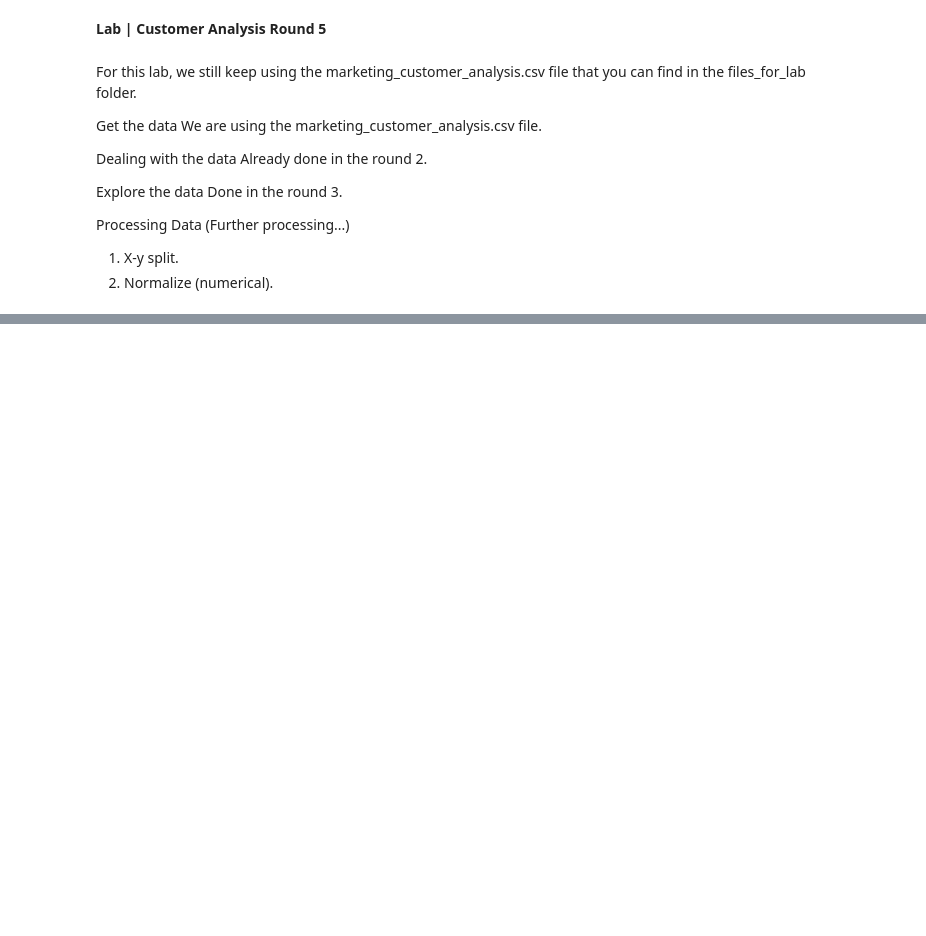
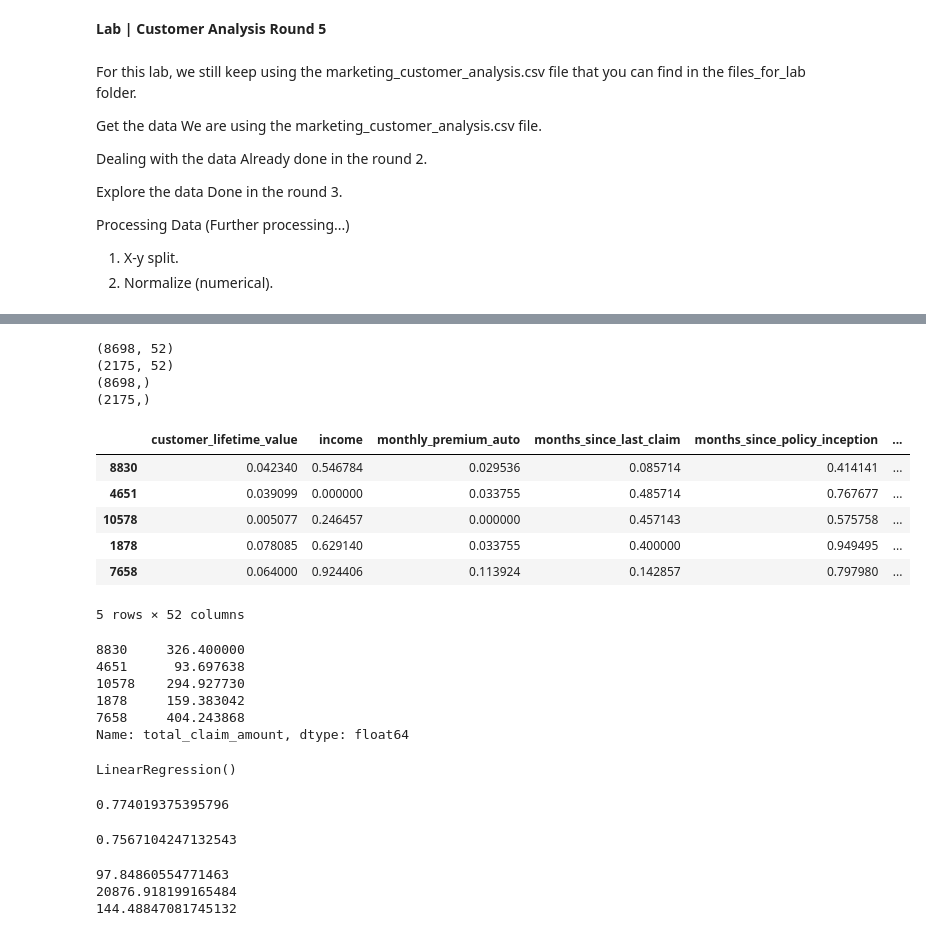
Before and after one commit to liutianxuan/lab-customer-analysis-round-2, a Jupyter notebook: lab-customer-analysis-round-2.ipynb, the cells around one changed output, grey strips where cells are left out. Cells and saved outputs as stored; diff of their text form; code cells hidden in the pictures; blank space fills up the shorter version.

```diff
--- a/lab-customer-analysis-round-2.ipynb
+++ b/lab-customer-analysis-round-2.ipynb
@@ -447,0 +492,4 @@ pd.DataFrame(x_normalized, columns=numerical.columns).corr()
+# %%
+# concat data
+X = pd.concat([x_normalized, X_cat_encoded], axis=1)
+X
@@ -447,0 +510,65 @@ pd.DataFrame(x_normalized, columns=numerical.columns).corr()
+# %%
+# train-test split
+y = file['total_claim_amount']
+from sklearn.model_selection import train_test_split
+X_train, X_test, y_train, y_test = train_test_split(X, y, test_size=0.2, random_state=30)
+print(X_train.shape)
+print(X_test.shape)
+print(y_train.shape)
+print(y_test.shape)
+# %% [output]
+(8698, 52)
+(2175, 52)
+(8698,)
+(2175,)
+# %%
+X_train.head()
+# %% [output]
+|  | customer_lifetime_value | income | monthly_premium_auto | months_since_last_claim | months_since_policy_inception | ... |
+| 8830 | 0.042340 | 0.546784 | 0.029536 | 0.085714 | 0.414141 | ... |
+| 4651 | 0.039099 | 0.000000 | 0.033755 | 0.485714 | 0.767677 | ... |
+| 10578 | 0.005077 | 0.246457 | 0.000000 | 0.457143 | 0.575758 | ... |
+| 1878 | 0.078085 | 0.629140 | 0.033755 | 0.400000 | 0.949495 | ... |
+| 7658 | 0.064000 | 0.924406 | 0.113924 | 0.142857 | 0.797980 | ... |
+5 rows × 52 columns
+# %%
+y_train.head()
+# %% [output]
+8830     326.400000
+4651      93.697638
+10578    294.927730
+1878     159.383042
+7658     404.243868
+Name: total_claim_amount, dtype: float64
+# %%
+lm = linear_model.LinearRegression()
+lm.fit(X_train,y_train)
+# %% [output]
+LinearRegression()
+# %%
+from sklearn.metrics import r2_score
+predictions = lm.predict(X_train)
+r2_score(y_train, predictions)
+# %% [output]
+0.774019375395796
+# %%
+predictions_test = lm.predict(X_test)
+r2_score(y_test, predictions_test)
+# %% [output]
+0.7567104247132543
+# %%
+import math
+from sklearn.metrics import mean_absolute_error, r2_score
+mae = mean_absolute_error(y_test, predictions_test)
+print(mae)
+
+from sklearn.metrics import mean_squared_error
+mse=mean_squared_error(y_test,predictions_test)
+print(mse)
+
+rmse = math.sqrt(mse)
+print(rmse)
+# %% [output]
+97.84860554771463
+20876.918199165484
+144.48847081745132
```
Also changed, not shown: parts of 10 cells of this notebook.
